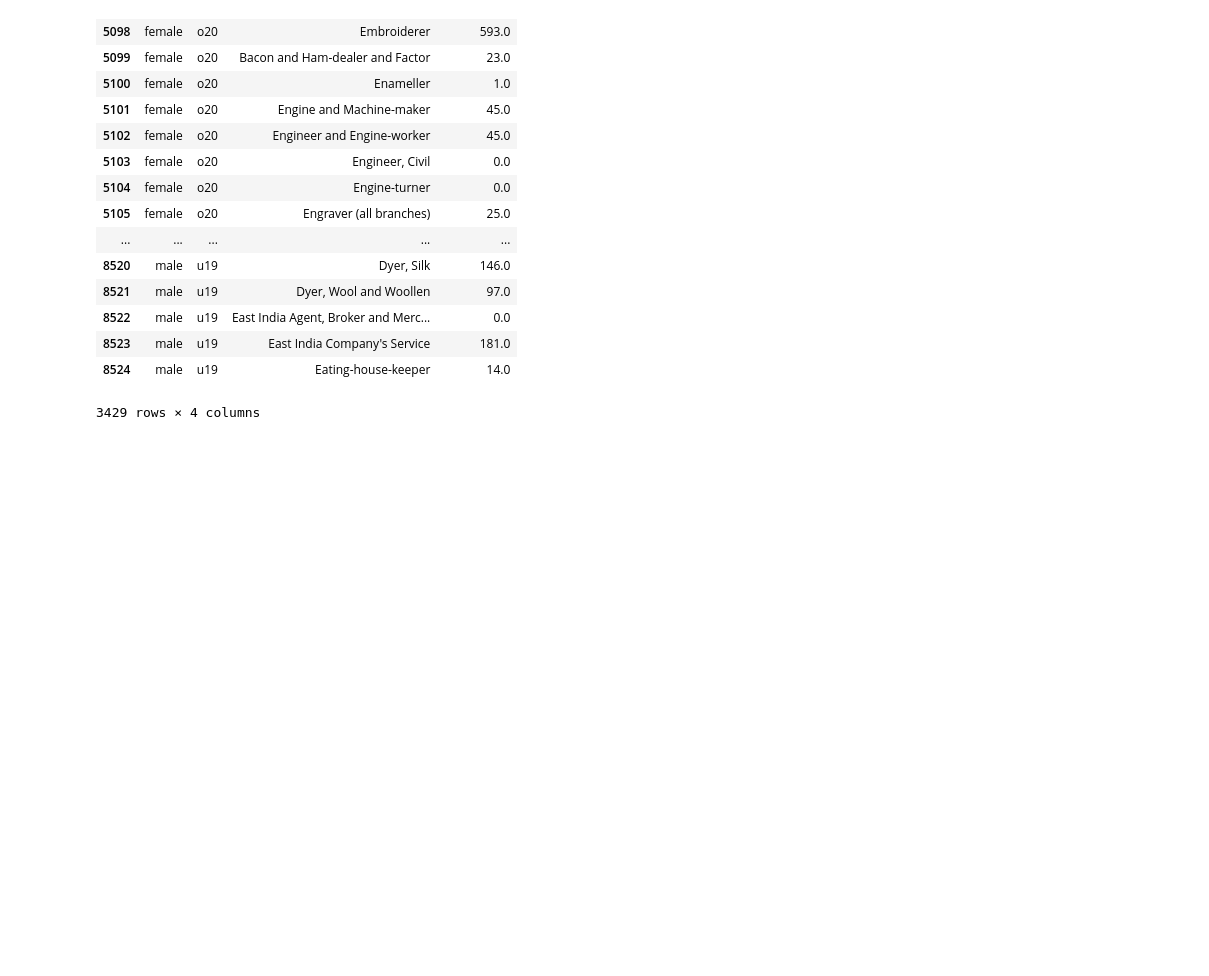
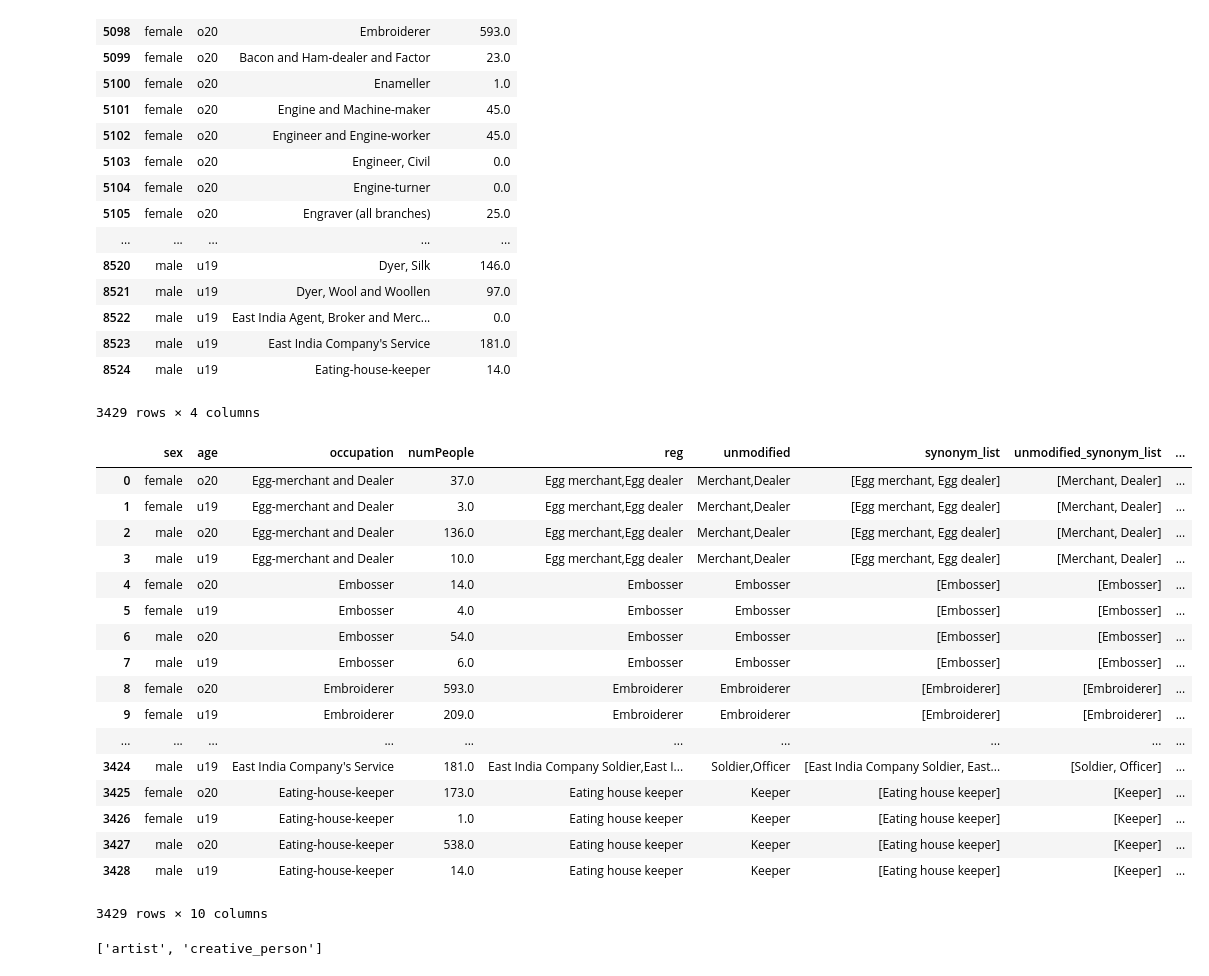
Before and after one commit to JonathanReeve/occupations-experiment, a Jupyter notebook: clean-census-data.ipynb, the cells around one changed output. Cells and saved outputs as stored; diff of their text form; code cells hidden in the pictures; blank space fills up the shorter version.

Commit message:
add occupation names with modifiers removed

```diff
--- a/clean-census-data.ipynb
+++ b/clean-census-data.ipynb
@@ -77,9 +77,11 @@ cleanData
 | 8524 | male | u19 | Eating-house-keeper | 14.0 |
 3429 rows × 4 columns
 # %%
-regularizedOccupations = pd.read_csv('regularized_names.csv', header=None, names=['occupation', 'reg'])
+regularizedOccupations = pd.read_csv('regularized_names.csv', header=None, names=['occupation', 'reg', 'unmodified'])
 # %%
 regularizedOccupations['synonym_list'] = regularizedOccupations['reg'].apply(lambda x: x.split(','))
+# %%
+regularizedOccupations['unmodified_synonym_list'] = regularizedOccupations['unmodified'].apply(lambda x: x.split(','))
 # %%
 cleanData2 = cleanData.merge(regularizedOccupations)
 # %%
@@ -105,4 +107,27 @@ def getSynsForAll(wordList):
     return allSyns
 # %%
 cleanData2['additional_synonyms'] = cleanData2['synonym_list'].apply(getSynsForAll)
+# %%
+cleanData2['additional_unmodified_synonyms'] = cleanData2['unmodified_synonym_list'].apply(getSynsForAll)
+# %%
+cleanData2
+# %% [output]
+|  | sex | age | occupation | numPeople | reg | unmodified | synonym_list | unmodified_synonym_list | ... |
+| 0 | female | o20 | Egg-merchant and Dealer | 37.0 | Egg merchant,Egg dealer | Merchant,Dealer | [Egg merchant, Egg dealer] | [Merchant, Dealer] | ... |
+| 1 | female | u19 | Egg-merchant and Dealer | 3.0 | Egg merchant,Egg dealer | Merchant,Dealer | [Egg merchant, Egg dealer] | [Merchant, Dealer] | ... |
+| 2 | male | o20 | Egg-merchant and Dealer | 136.0 | Egg merchant,Egg dealer | Merchant,Dealer | [Egg merchant, Egg dealer] | [Merchant, Dealer] | ... |
+| 3 | male | u19 | Egg-merchant and Dealer | 10.0 | Egg merchant,Egg dealer | Merchant,Dealer | [Egg merchant, Egg dealer] | [Merchant, Dealer] | ... |
+| 4 | female | o20 | Embosser | 14.0 | Embosser | Embosser | [Embosser] | [Embosser] | ... |
+| 5 | female | u19 | Embosser | 4.0 | Embosser | Embosser | [Embosser] | [Embosser] | ... |
+| 6 | male | o20 | Embosser | 54.0 | Embosser | Embosser | [Embosser] | [Embosser] | ... |
+| 7 | male | u19 | Embosser | 6.0 | Embosser | Embosser | [Embosser] | [Embosser] | ... |
+| 8 | female | o20 | Embroiderer | 593.0 | Embroiderer | Embroiderer | [Embroiderer] | [Embroiderer] | ... |
+| 9 | female | u19 | Embroiderer | 209.0 | Embroiderer | Embroiderer | [Embroiderer] | [Embroiderer] | ... |
+| ... | ... | ... | ... | ... | ... | ... | ... | ... | ... |
+| 3424 | male | u19 | East India Company's Service | 181.0 | East India Company Soldier,East I... | Soldier,Officer | [East India Company Soldier, East... | [Soldier, Officer] | ... |
+| 3425 | female | o20 | Eating-house-keeper | 173.0 | Eating house keeper | Keeper | [Eating house keeper] | [Keeper] | ... |
+| 3426 | female | u19 | Eating-house-keeper | 1.0 | Eating house keeper | Keeper | [Eating house keeper] | [Keeper] | ... |
+| 3427 | male | o20 | Eating-house-keeper | 538.0 | Eating house keeper | Keeper | [Eating house keeper] | [Keeper] | ... |
+| 3428 | male | u19 | Eating-house-keeper | 14.0 | Eating house keeper | Keeper | [Eating house keeper] | [Keeper] | ... |
+3429 rows × 10 columns
 # %%
@@ -109,0 +135,4 @@ doc1 = wordnet.synsets('doctor', pos='n')[0]
+# %%
+doc1.lemma_names()
+# %% [output]
+['artist', 'creative_person']
```
Also changed, not shown: parts of 4 cells of this notebook, 1 other file.
